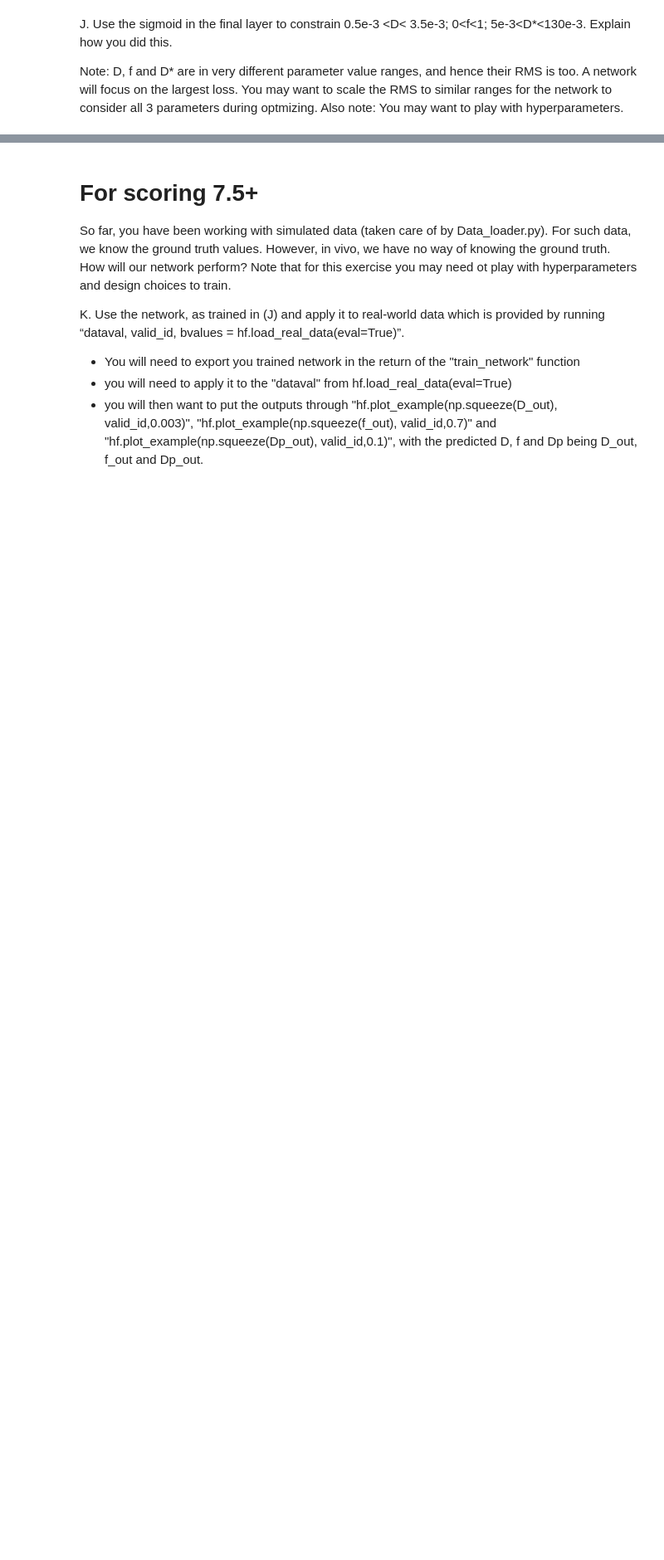
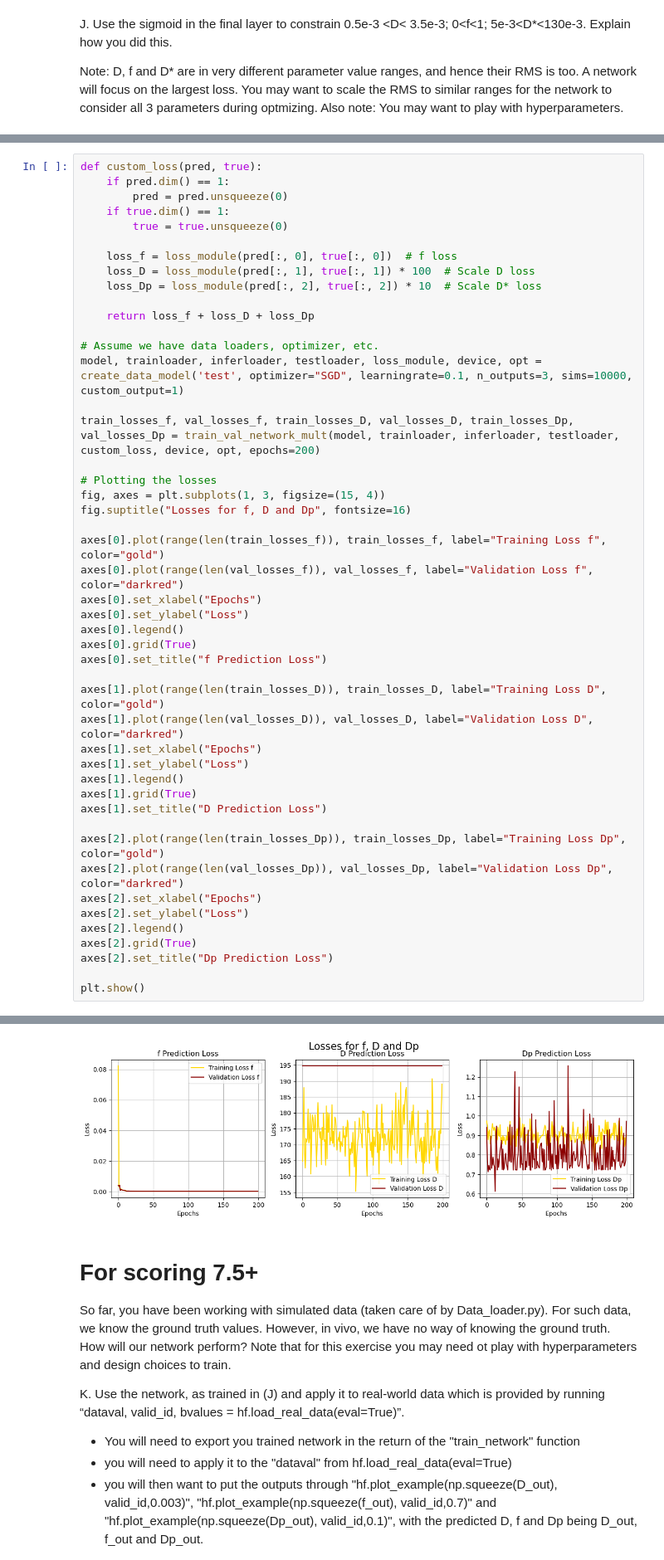
Before and after one commit to zoeazra/AI4MedicalImaging, a Jupyter notebook: Assignment 1/exercise_1.ipynb, the cells around one changed output, grey strips where cells are left out. Shown at 83% size. Drawn from its saved outputs; the diff is of its cells as text; blank space fills up the shorter version.

```diff
--- a/Assignment 1/exercise_1.ipynb
+++ b/Assignment 1/exercise_1.ipynb
@@ -1287,0 +1185,48 @@ IndexError: too many indices for tensor of dimension 1
+# %%
+def custom_loss(pred, true):
+    if pred.dim() == 1:
+        pred = pred.unsqueeze(0)
+    if true.dim() == 1:
+        true = true.unsqueeze(0)
+
+    loss_f = loss_module(pred[:, 0], true[:, 0])  # f loss
+    loss_D = loss_module(pred[:, 1], true[:, 1]) * 100  # Scale D loss
+    loss_Dp = loss_module(pred[:, 2], true[:, 2]) * 10  # Scale D* loss
+
+    return loss_f + loss_D + loss_Dp
+
+# Assume we have data loaders, optimizer, etc.
+model, trainloader, inferloader, testloader, loss_module, device, opt = create_data_model('test', optimizer="SGD", learningrate=0.1, n_outputs=3, sims=10000, custom_output=1)
+
+train_losses_f, val_losses_f, train_losses_D, val_losses_D, train_losses_Dp, val_losses_Dp = train_val_network_mult(model, trainloader, inferloader, testloader, custom_loss, device, opt, epochs=200)
+
+# Plotting the losses
+fig, axes = plt.subplots(1, 3, figsize=(15, 4))
+fig.suptitle("Losses for f, D and Dp", fontsize=16)
+
+axes[0].plot(range(len(train_losses_f)), train_losses_f, label="Training Loss f", color="gold")
+axes[0].plot(range(len(val_losses_f)), val_losses_f, label="Validation Loss f", color="darkred")
+axes[0].set_xlabel("Epochs")
+axes[0].set_ylabel("Loss")
+axes[0].legend()
+axes[0].grid(True)
+axes[0].set_title("f Prediction Loss")
+
+axes[1].plot(range(len(train_losses_D)), train_losses_D, label="Training Loss D", color="gold")
+axes[1].plot(range(len(val_losses_D)), val_losses_D, label="Validation Loss D", color="darkred")
+axes[1].set_xlabel("Epochs")
+axes[1].set_ylabel("Loss")
+axes[1].legend()
+axes[1].grid(True)
+axes[1].set_title("D Prediction Loss")
+
+axes[2].plot(range(len(train_losses_Dp)), train_losses_Dp, label="Training Loss Dp", color="gold")
+axes[2].plot(range(len(val_losses_Dp)), val_losses_Dp, label="Validation Loss Dp", color="darkred")
+axes[2].set_xlabel("Epochs")
+axes[2].set_ylabel("Loss")
+axes[2].legend()
+axes[2].grid(True)
+axes[2].set_title("Dp Prediction Loss")
+
+plt.show()
+# %% [output]
@@ -1288,3 +1234,4 @@ IndexError: too many indices for tensor of dimension 1
+[figure, added]
 # %% [markdown]
 # For scoring 7.5+
 So far, you have been working with simulated data (taken care of by Data_loader.py). For such data, we know the ground truth values. However, in vivo, we have no way of knowing the ground truth. How will our network perform? Note that for this exercise you may need ot play with hyperparameters and design choices to train.
```
Also changed, not shown: parts of 10 cells of this notebook.
